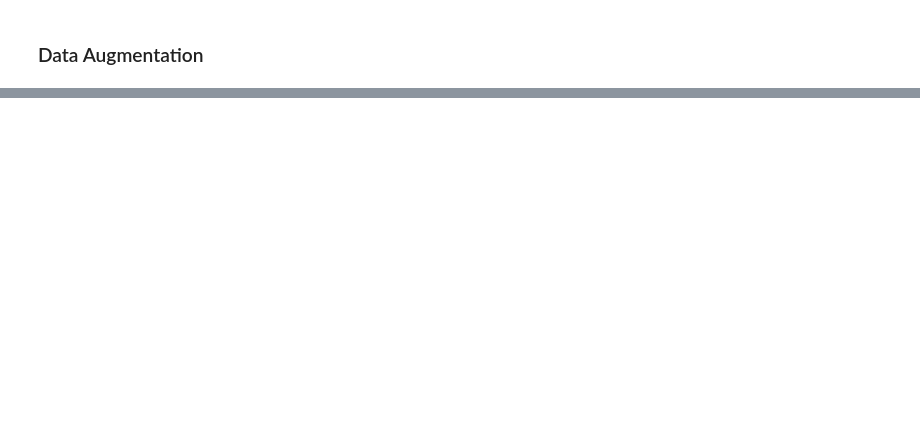
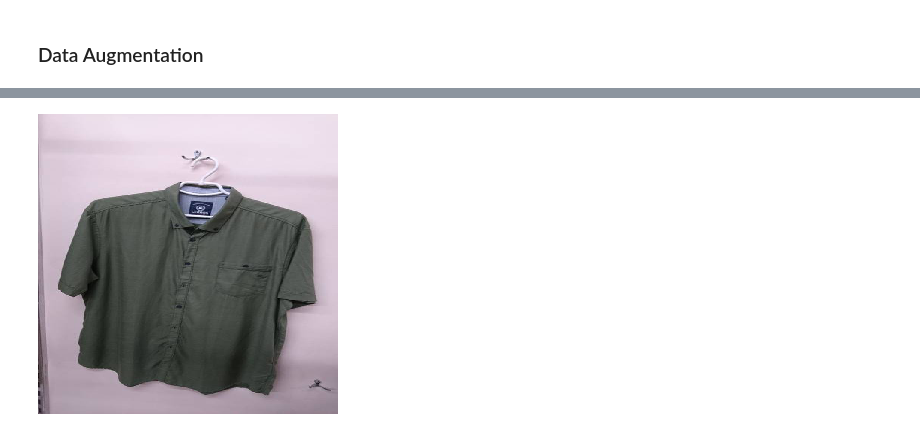
Before and after one commit to maclavijo/MLZoomcamp, a Jupyter notebook: Week9/Fashion - NeuralNets.ipynb, the cells around one changed output, grey strips where cells are left out. Saved outputs shown, nothing was run; the diff lists cells and outputs as text; code cells hidden in the pictures; blank space fills up the shorter version.

```diff
--- a/Week9/Fashion - NeuralNets.ipynb
+++ b/Week9/Fashion - NeuralNets.ipynb
@@ -516,0 +533,12 @@ img2
+# %%
+img2 = load_img('clothing-dataset-small/test/shirt/4758e641-df13-4b3a-93a2-a9e232561c95.jpg', target_size=(300,300))
+
+x = np.array(img2)
+X = np.array([x])
+X = preprocess_input(X)
+
+pred = modelx.predict(X)
+
+values = ['dress', 'hat', 'longsleeve',  'outwear', 'pants', 'shirt', 'shoes', 'shorts', 'skirt', 't-shirt']
+
+list(zip(values, pred[0]))
@@ -516,0 +556,4 @@ img2
+# %%
+img2
+# %% [output]
+[figure, added]
```
Also changed, not shown: parts of 39 cells of this notebook.
